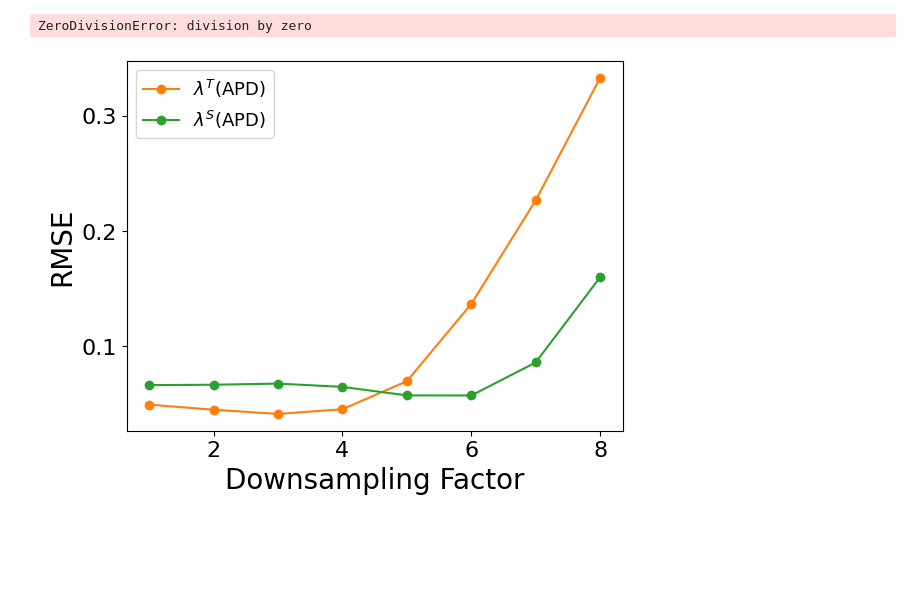
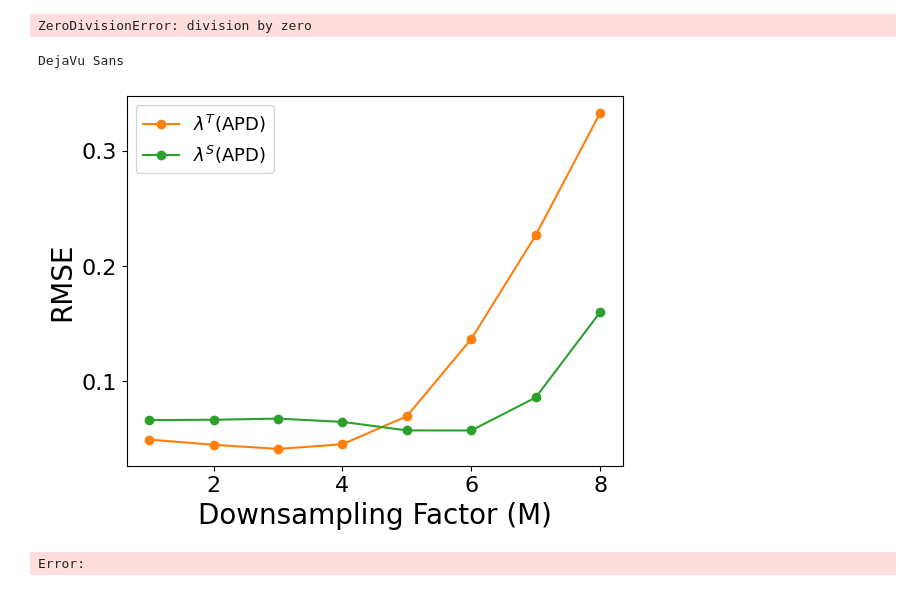
Before and after one commit to William-XiaodongAn/Quantifying-The-Complex-Spatiotemporal-Chaos-of-Cardiac-Fibrillation-in-Ionic-Models, a Jupyter notebook: analysis_ipynb_scripts/experiment_3_all_four_para.ipynb, the cells around one changed output. Saved outputs shown, nothing was run; the diff lists cells and outputs as text; code cells hidden in the pictures; blank space fills up the shorter version.

```diff
--- a/analysis_ipynb_scripts/experiment_3_all_four_para.ipynb
+++ b/analysis_ipynb_scripts/experiment_3_all_four_para.ipynb
@@ -1387,16 +1387,27 @@ if os.path.isfile('result_t_3.pkl') != True:
 if os.path.isfile('result_s_3.pkl') != True:
     with open('result_s_3.pkl', 'wb') as f:
         pickle.dump(result_s_3, f)
+# %%
+with open('result_t_3.pkl','rb') as f:
+    result_t_3 = pickle.load(f)
+with open('result_s_3.pkl','rb') as f:
+    result_s_3 = pickle.load(f)
+# %%
+import matplotlib.pyplot as plt
+print(plt.rcParams['font.sans-serif'][0])
+# %% [output]
+DejaVu Sans
 # %%
 plt.plot(x1,result_t_3,'-o',color = 'tab:orange')
 plt.plot(x1,result_s_3,'-o',color = 'tab:green')
 
 plt.legend([r'$\lambda^T$(APD)',r'$\lambda^S$(APD)',r'$\lambda^T$(APD)(Random Points)',r'$\lambda^S$(APD)(Random Points)'], fontsize=13)
-plt.xlabel('Downsampling Factor' ,fontsize=20)
+plt.xlabel('Downsampling Factor (M)' ,fontsize=20)
 plt.ylabel('RMSE', fontsize=20)
 plt.tick_params(axis='both', which='major', labelsize=16)  # make tick labels larger
 plt.gca().xaxis.set_major_locator(MaxNLocator(nbins=5))  # Max 5 ticks on x-axis
 plt.gca().yaxis.set_major_locator(MaxNLocator(nbins=4))  # Max 5 ticks on y-axis
 plt.savefig("exp3_all_four_para.png", bbox_inches='tight', dpi=300)
 # %% [output]
-[figure, old version]
+[figure, new version]
+Error:
```
Also changed, not shown: 9 other files.
